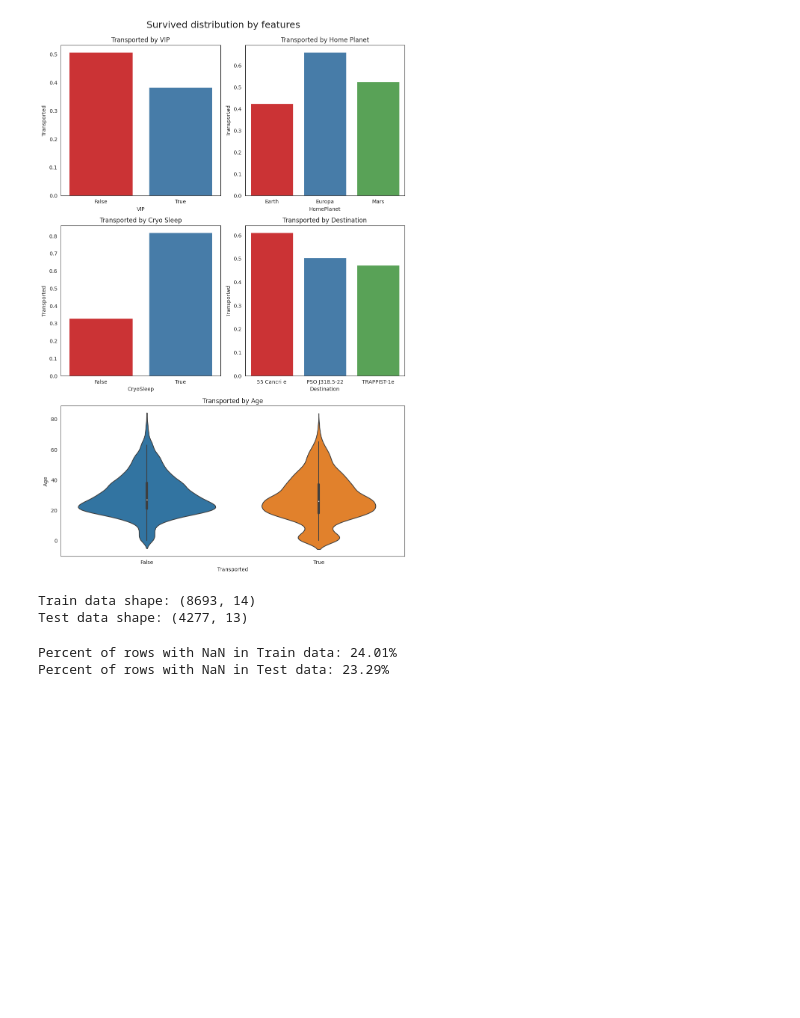
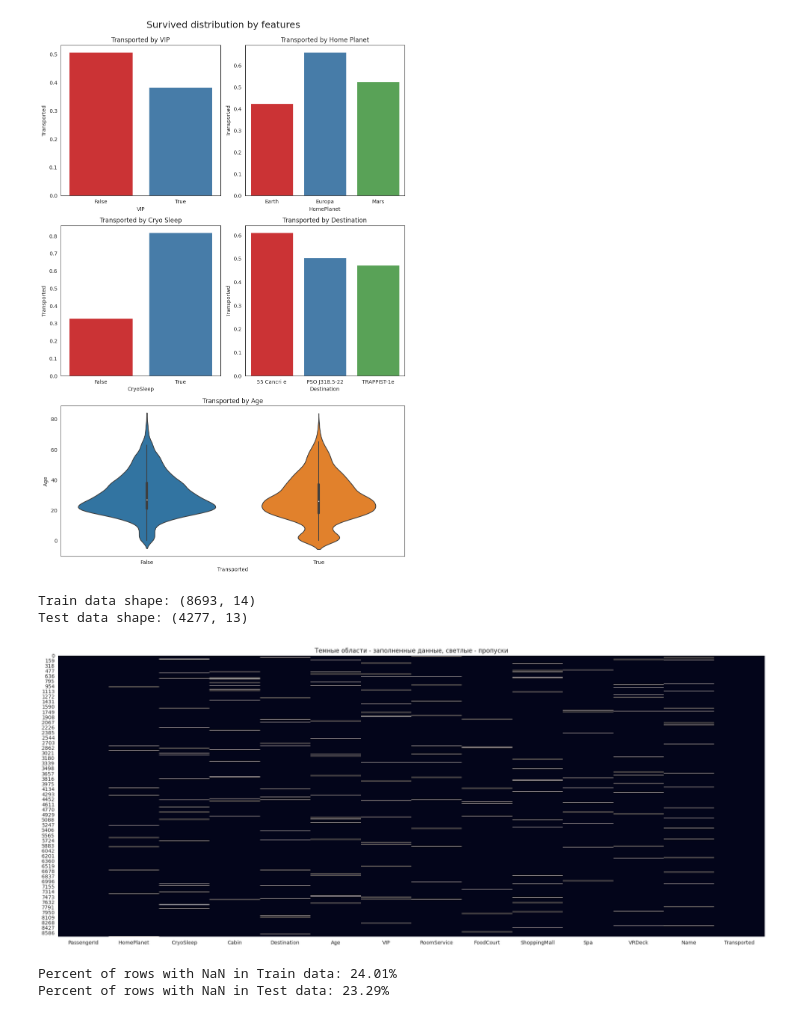
Before and after one commit to 0s12a11b/kaggle_spaceship-titanic, a Jupyter notebook: main.ipynb, the cells around one changed output. Cells and saved outputs as stored; diff of their text form; code cells hidden in the pictures; blank space fills up the shorter version.

```diff
--- a/main.ipynb
+++ b/main.ipynb
@@ -126,6 +128,12 @@ print(f"Train data shape: {train_data.shape}",
 # %% [output]
 Train data shape: (8693, 14)
 Test data shape: (4277, 13)
+# %%
+plt.figure(figsize=(25, 10))
+ax = sns.heatmap(~train_data.isna(), cbar=False, cmap=sns.cm.rocket_r)
+ax.set_title("Темные области - заполненные данные, светлые - пропуски");
+# %% [output]
+[figure, added]
 # %%
 train_na = ((train_data.shape[0] - train_data.dropna(axis=0).shape[0]) / train_data.shape[0]) * 100
 test_na = ((test_data.shape[0] - test_data.dropna(axis=0).shape[0]) / test_data.shape[0]) * 100
```
Also changed, not shown: parts of 18 cells of this notebook.
